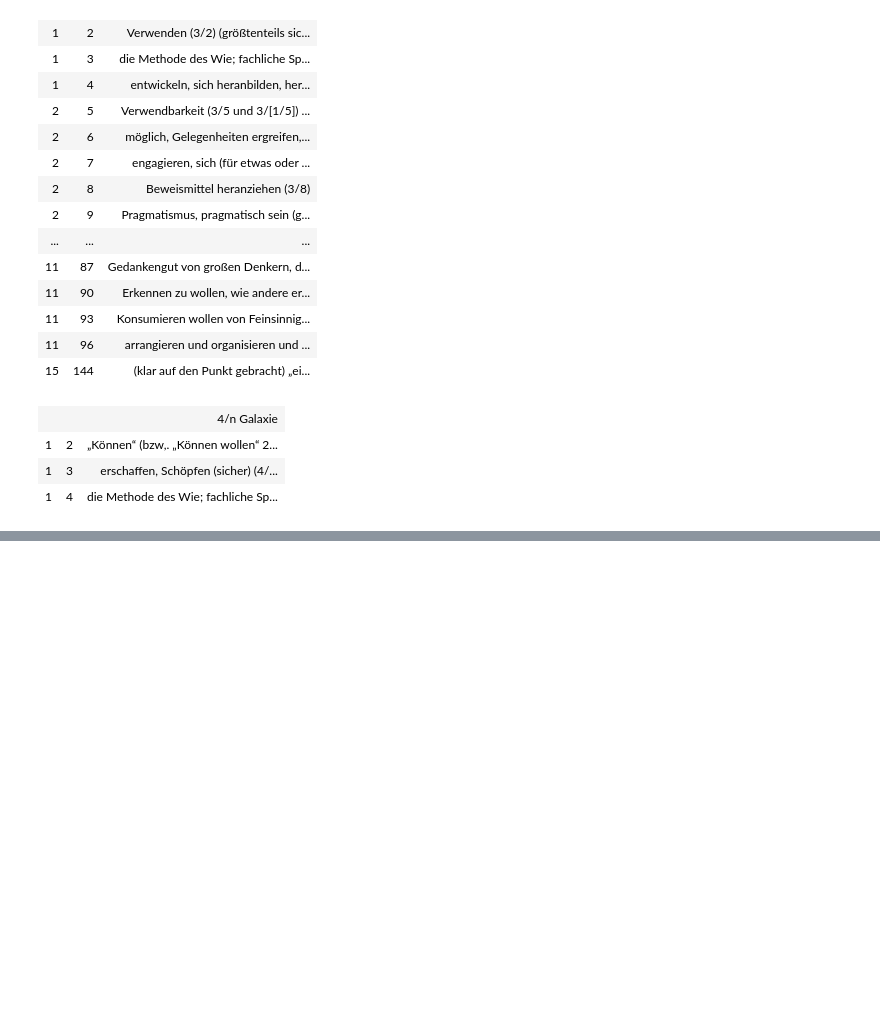
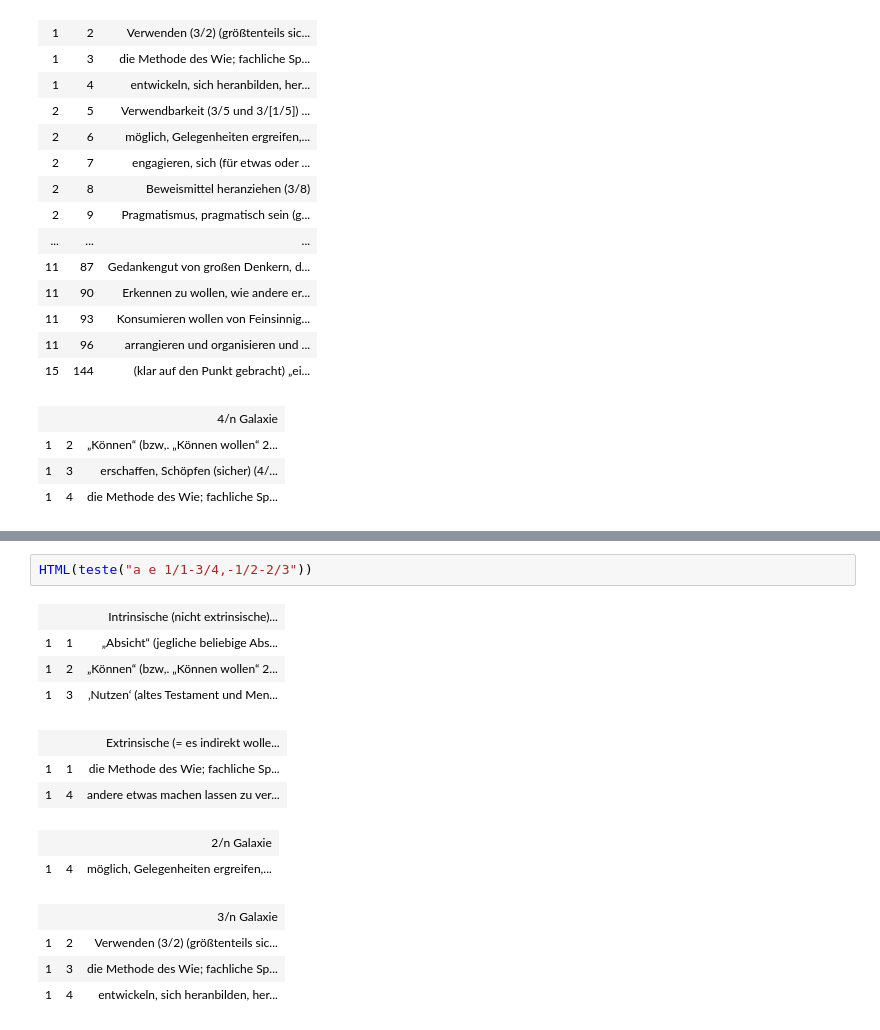
Before and after one commit to githubuser2000/reta-23-07-20, a Jupyter notebook: unit-testing/bruchSyntaxNeu-23-04.ipynb, the cells around one changed output, grey strips where cells are left out. Drawn from its saved outputs; the diff is of its cells as text; blank space fills up the shorter version.

Commit message:
Es geht wieder etwas weiteres, das vorher ging. Aber noch mehr muss wieder gehen, das vorher ging

```diff
--- a/unit-testing/bruchSyntaxNeu-23-04.ipynb
+++ b/unit-testing/bruchSyntaxNeu-23-04.ipynb
@@ -290,3 +288,19 @@ HTML(teste("a e 2/2-4/4,-3/3"))
 | 1 | 2 | „Können“ (bzw,. „Können wollen“ 2... |
 | 1 | 3 | erschaffen, Schöpfen (sicher) (4/... |
 | 1 | 4 | die Methode des Wie; fachliche Sp... |
+# %%
+HTML(teste("a e 1/1-3/4,-1/2-2/3"))
+# %% [output]
+|  |  | Intrinsische (nicht extrinsische)... |
+| 1 | 1 | „Absicht“ (jegliche beliebige Abs... |
+| 1 | 2 | „Können“ (bzw,. „Können wollen“ 2... |
+| 1 | 3 | ‚Nutzen‘ (altes Testament und Men... |
+|  |  | Extrinsische (= es indirekt wolle... |
+| 1 | 1 | die Methode des Wie; fachliche Sp... |
+| 1 | 4 | andere etwas machen lassen zu ver... |
+|  |  | 2/n Galaxie |
+| 1 | 4 | möglich, Gelegenheiten ergreifen,... |
+|  |  | 3/n Galaxie |
+| 1 | 2 | Verwenden (3/2) (größtenteils sic... |
+| 1 | 3 | die Methode des Wie; fachliche Sp... |
+| 1 | 4 | entwickeln, sich heranbilden, her... |
```
Also changed, not shown: parts of 1 cell of this notebook, 3 other files.
